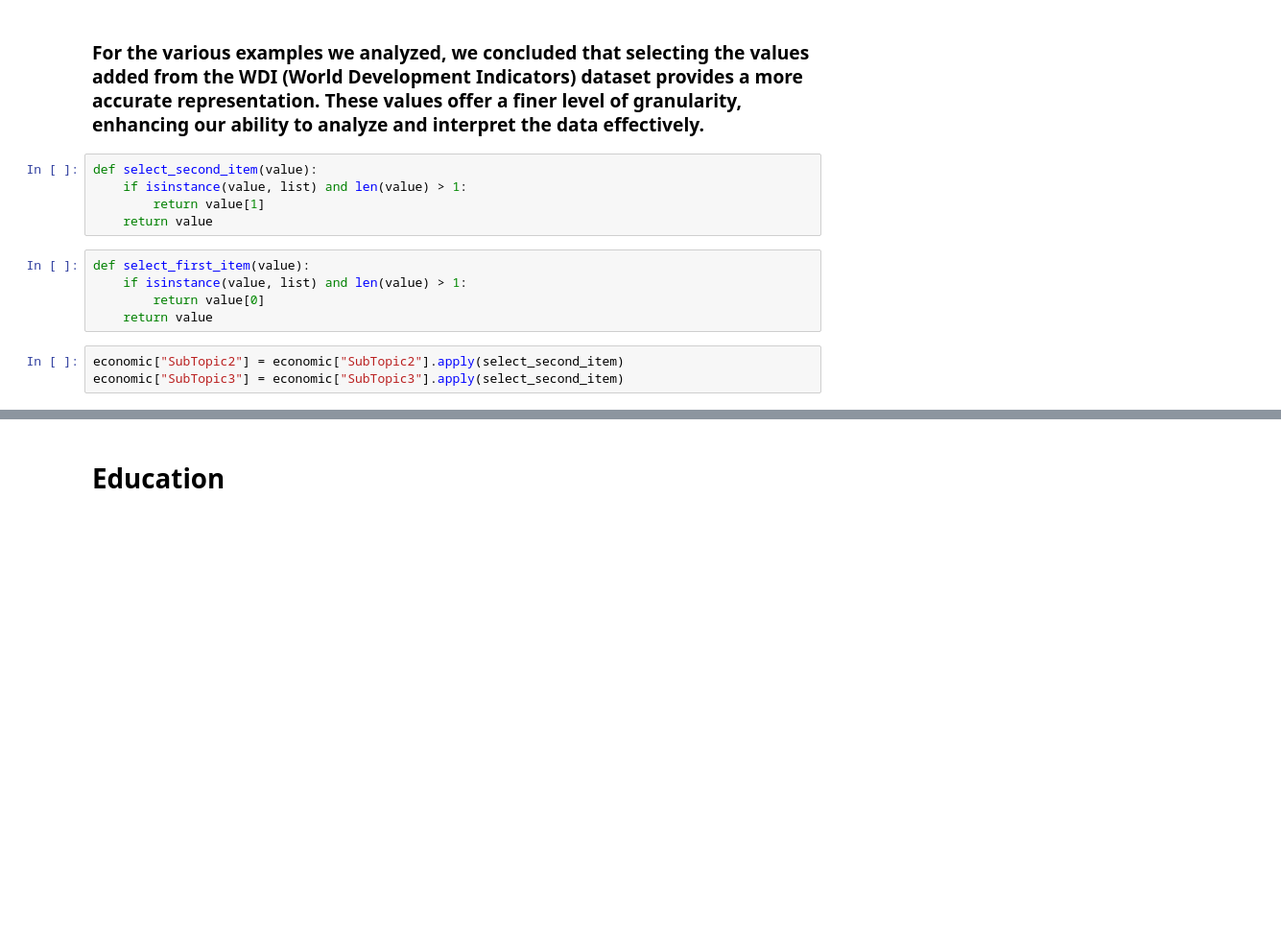
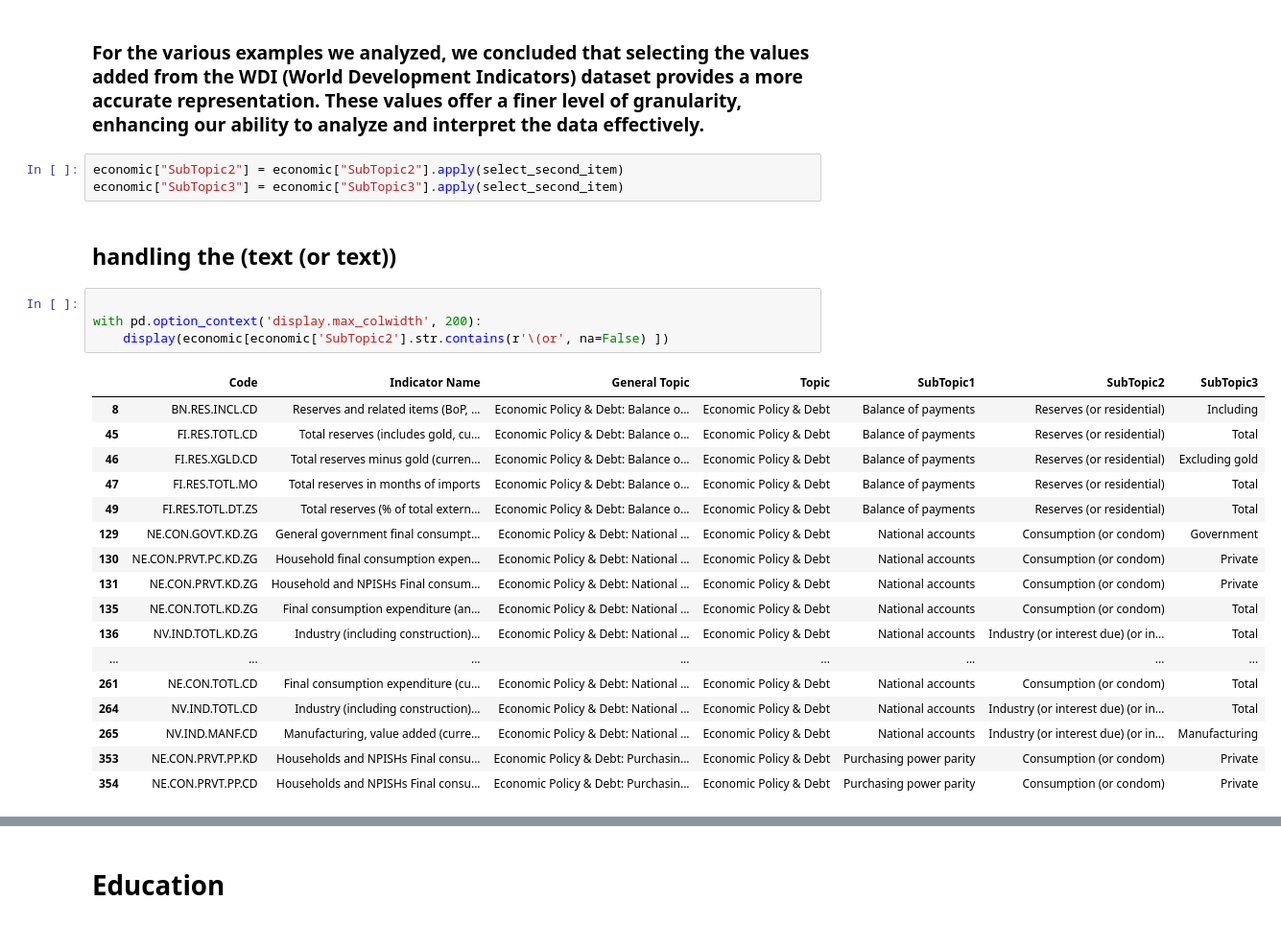
Before and after one commit to bm-sami/tunisia-wdi-structure, a Jupyter notebook: notebooks/metadata_code_1.ipynb, the cells around one changed output, grey strips where cells are left out. Shown at 96% size. Cells and saved outputs as stored; diff of their text form; blank space fills up the shorter version.

```diff
--- a/notebooks/metadata_code_1.ipynb
+++ b/notebooks/metadata_code_1.ipynb
@@ -437,16 +457,30 @@ with pd.option_context('display.max_colwidth', 200):
 | 34 | BX.GSR.ROYL.CD | Charges for the use of intellectu... | Economic Policy & Debt: Balance o... | Economic Policy & Debt | Balance of payments | [Current account, Goods and servi... | [Goods, services & income, Royalt... | BX.GSR |
 # %% [markdown]
 ### For the various examples we analyzed, we concluded that selecting the values added from the WDI (World Development Indicators) dataset provides a more accurate representation. These values offer a finer level of granularity, enhancing our ability to analyze and interpret the data effectively.
-# %%
-def select_second_item(value):
-    if isinstance(value, list) and len(value) > 1:
-        return value[1]
-    return value
-# %%
-def select_first_item(value):
-    if isinstance(value, list) and len(value) > 1:
-        return value[0]
-    return value
 # %%
 economic["SubTopic2"] = economic["SubTopic2"].apply(select_second_item)
 economic["SubTopic3"] = economic["SubTopic3"].apply(select_second_item)
+# %% [markdown]
+## handling the (text (or text))
+# %%
+
+with pd.option_context('display.max_colwidth', 200):
+    display(economic[economic['SubTopic2'].str.contains(r'\(or', na=False) ])
+# %% [output]
+|  | Code | Indicator Name | General Topic | Topic | SubTopic1 | SubTopic2 | SubTopic3 |
+| 8 | BN.RES.INCL.CD | Reserves and related items (BoP, ... | Economic Policy & Debt: Balance o... | Economic Policy & Debt | Balance of payments | Reserves (or residential) | Including |
+| 45 | FI.RES.TOTL.CD | Total reserves (includes gold, cu... | Economic Policy & Debt: Balance o... | Economic Policy & Debt | Balance of payments | Reserves (or residential) | Total |
+| 46 | FI.RES.XGLD.CD | Total reserves minus gold (curren... | Economic Policy & Debt: Balance o... | Economic Policy & Debt | Balance of payments | Reserves (or residential) | Excluding gold |
+| 47 | FI.RES.TOTL.MO | Total reserves in months of imports | Economic Policy & Debt: Balance o... | Economic Policy & Debt | Balance of payments | Reserves (or residential) | Total |
+| 49 | FI.RES.TOTL.DT.ZS | Total reserves (% of total extern... | Economic Policy & Debt: Balance o... | Economic Policy & Debt | Balance of payments | Reserves (or residential) | Total |
+| 129 | NE.CON.GOVT.KD.ZG | General government final consumpt... | Economic Policy & Debt: National ... | Economic Policy & Debt | National accounts | Consumption (or condom) | Government |
+| 130 | NE.CON.PRVT.PC.KD.ZG | Household final consumption expen... | Economic Policy & Debt: National ... | Economic Policy & Debt | National accounts | Consumption (or condom) | Private |
+| 131 | NE.CON.PRVT.KD.ZG | Household and NPISHs Final consum... | Economic Policy & Debt: National ... | Economic Policy & Debt | National accounts | Consumption (or condom) | Private |
+| 135 | NE.CON.TOTL.KD.ZG | Final consumption expenditure (an... | Economic Policy & Debt: National ... | Economic Policy & Debt | National accounts | Consumption (or condom) | Total |
+| 136 | NV.IND.TOTL.KD.ZG | Industry (including construction)... | Economic Policy & Debt: National ... | Economic Policy & Debt | National accounts | Industry (or interest due) (or in... | Total |
+| ... | ... | ... | ... | ... | ... | ... | ... |
+| 261 | NE.CON.TOTL.CD | Final consumption expenditure (cu... | Economic Policy & Debt: National ... | Economic Policy & Debt | National accounts | Consumption (or condom) | Total |
+| 264 | NV.IND.TOTL.CD | Industry (including construction)... | Economic Policy & Debt: National ... | Economic Policy & Debt | National accounts | Industry (or interest due) (or in... | Total |
+| 265 | NV.IND.MANF.CD | Manufacturing, value added (curre... | Economic Policy & Debt: National ... | Economic Policy & Debt | National accounts | Industry (or interest due) (or in... | Manufacturing |
+| 353 | NE.CON.PRVT.PP.KD | Households and NPISHs Final consu... | Economic Policy & Debt: Purchasin... | Economic Policy & Debt | Purchasing power parity | Consumption (or condom) | Private |
+| 354 | NE.CON.PRVT.PP.CD | Households and NPISHs Final consu... | Economic Policy & Debt: Purchasin... | Economic Policy & Debt | Purchasing power parity | Consumption (or condom) | Private |
```
Also changed, not shown: parts of 68 cells of this notebook, 6 other files.
